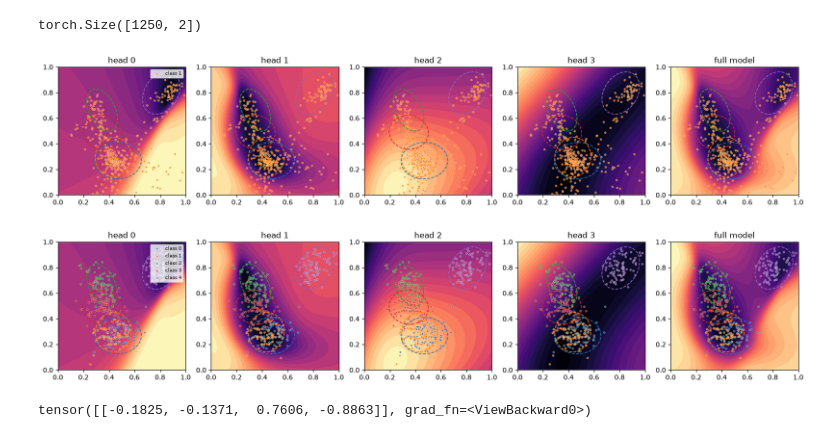
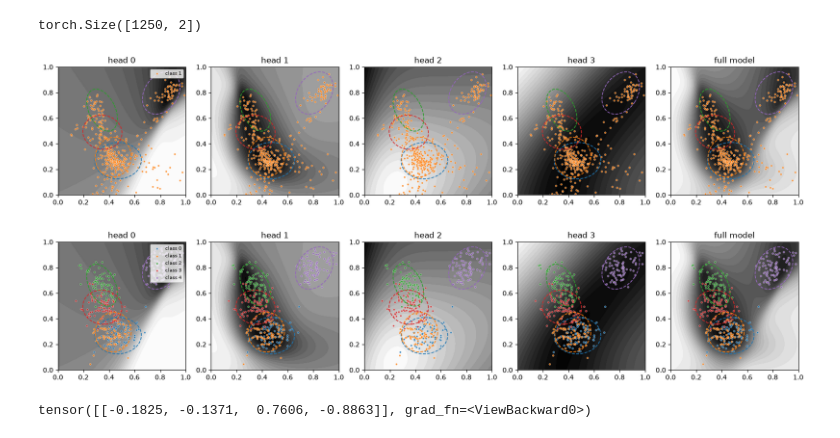
Before and after one commit to marco-cartago/EnergyBasedDensityFactorization, a Jupyter notebook: test_gauss.ipynb, the cells around one changed output. Drawn from its saved outputs; the diff is of its cells as text; code cells hidden in the pictures.

Commit message:
Changed colormap: better contrast with the drawn points.

```diff
--- a/test_gauss.ipynb
+++ b/test_gauss.ipynb
@@ -90,11 +90,11 @@ samples.shape
 # %% [output]
 torch.Size([1250, 2])
 # %%
-data = plot_gm_points(samples, torch.ones(n_samples, dtype=torch.long), model=model, centers=means, covs=covs, mode="raw")
-gen = plot_gm_points(Xtrain, ytrain, model=model, centers=means, covs=covs, mode="raw")
+data = plot_gm_points(samples, torch.ones(n_samples, dtype=torch.long), model=model, centers=means, covs=covs, mode="raw",  cmap="gray")
+gen = plot_gm_points(Xtrain, ytrain, model=model, centers=means, covs=covs, mode="raw", cmap="gray")
 # %% [output]
-[figure, old version]
+[figure, new version]
-[figure, old version]
+[figure, new version]
 # %%
 model(torch.tensor([[0.52, 0.5]]))[1]
 # %% [output]
```
Also changed, not shown: parts of 1 cell of this notebook.
